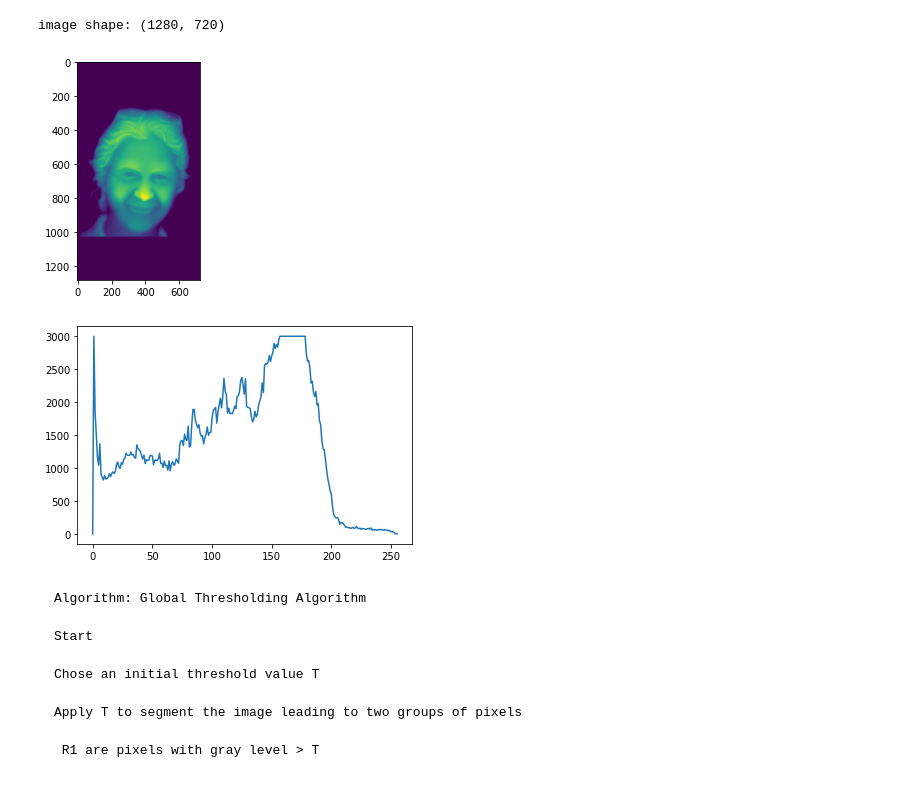
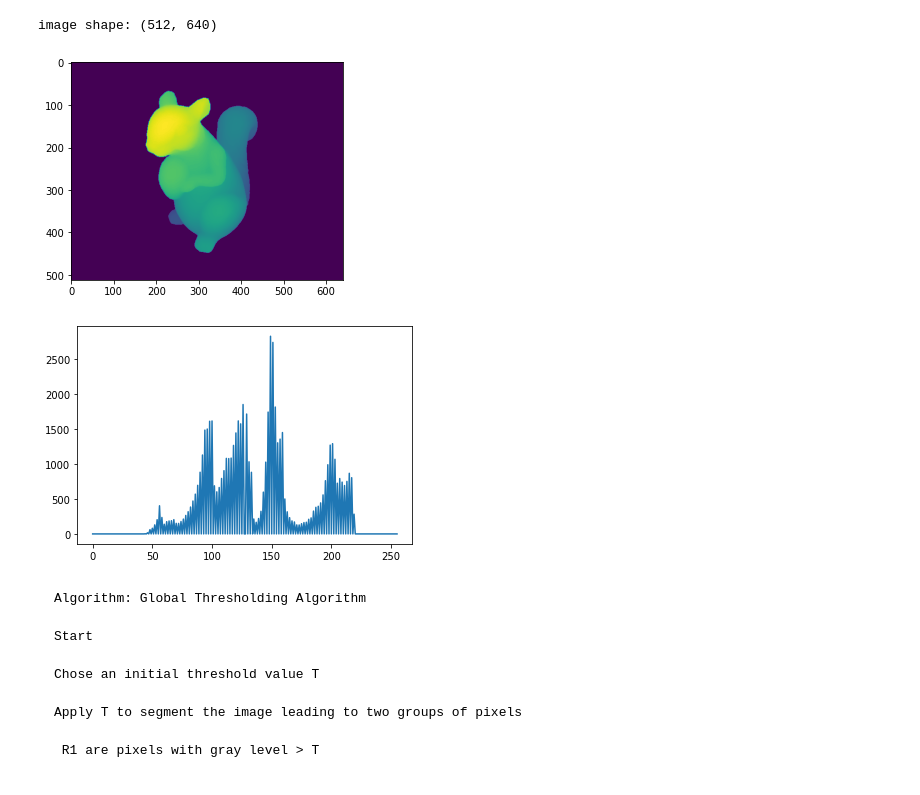
Before and after one commit to monde1999/thesis, a Jupyter notebook: Segmentation.ipynb, the cells around one changed output. Saved outputs shown, nothing was run; the diff lists cells and outputs as text; code cells hidden in the pictures.

```diff
--- a/Segmentation.ipynb
+++ b/Segmentation.ipynb
@@ -5,15 +5,15 @@ import numpy as np
 # %%
 def load_image(fn):
     img = cv2.imread(fn)
     img = img[:,:,0]
     print("image shape:", np.shape(img))
     plt.imshow(img)
     plt.show()
     return img
-img = load_image("face.png")
+img = load_image("rabbit.png")
 # %% [output]
-image shape: (1280, 720)
+image shape: (512, 640)
-[figure, old version]
+[figure, new version]
 # %%
 def get_histogram(img):
     h,_ = np.histogram(a=img, bins=256, range=(0,255))
@@ -24,7 +24,7 @@ def get_histogram(img):
     return h
 histogram = get_histogram(img)
 # %% [output]
-[figure, old version]
+[figure, new version]
 # %% [markdown]
     Algorithm: Global Thresholding Algorithm
 
```
Also changed, not shown: parts of 7 cells of this notebook.
